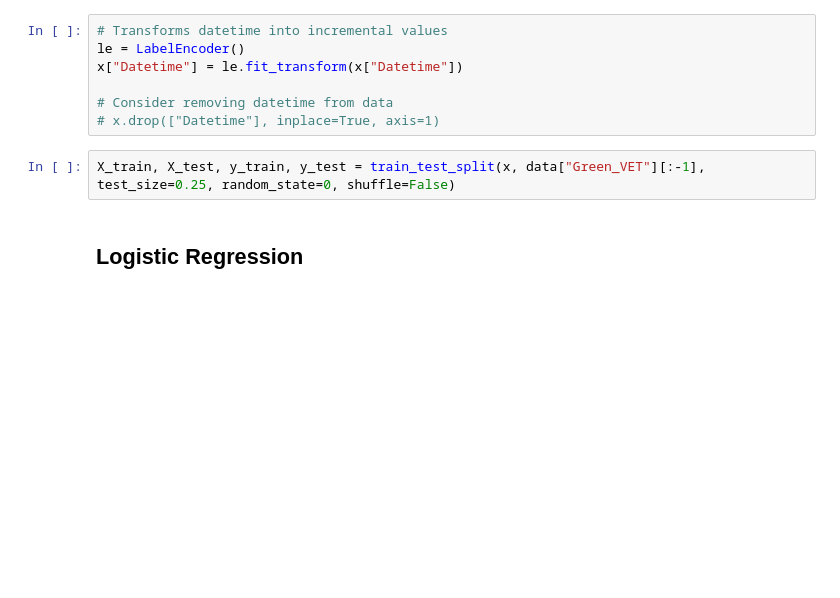
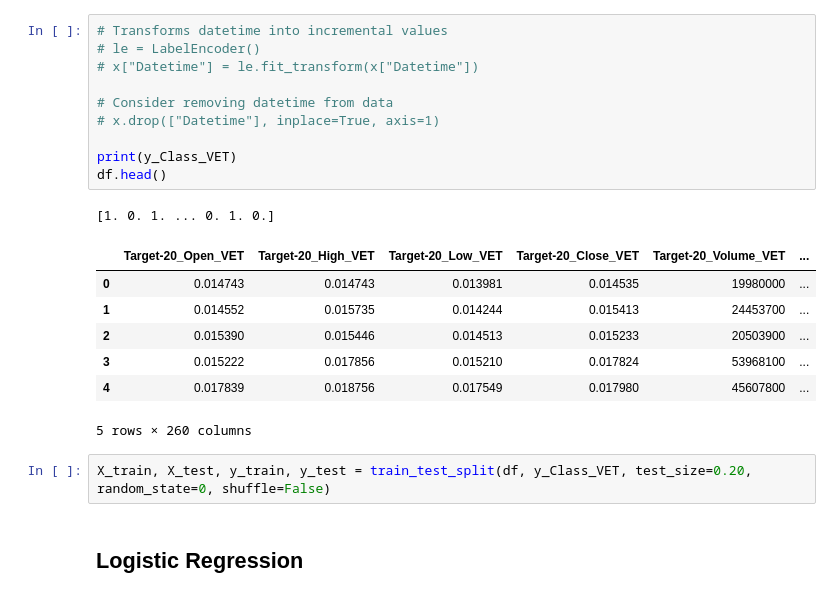
Before and after one commit to Stillerman/VET-Price-Prediction, a Jupyter notebook: Final Project.ipynb, the cells around one changed output. Saved outputs shown, nothing was run; the diff lists cells and outputs as text; blank space fills up the shorter version.

```diff
--- a/Final Project.ipynb
+++ b/Final Project.ipynb
@@ -52,12 +53,24 @@ x.head()
 # %%
 # Transforms datetime into incremental values
-le = LabelEncoder()
-x["Datetime"] = le.fit_transform(x["Datetime"])
+# le = LabelEncoder()
+# x["Datetime"] = le.fit_transform(x["Datetime"])
 
 # Consider removing datetime from data
 # x.drop(["Datetime"], inplace=True, axis=1)
+
+print(y_Class_VET)
+df.head()
+# %% [output]
+[1. 0. 1. ... 0. 1. 0.]
+|  | Target-20_Open_VET | Target-20_High_VET | Target-20_Low_VET | Target-20_Close_VET | Target-20_Volume_VET | ... |
+| 0 | 0.014743 | 0.014743 | 0.013981 | 0.014535 | 19980000 | ... |
+| 1 | 0.014552 | 0.015735 | 0.014244 | 0.015413 | 24453700 | ... |
+| 2 | 0.015390 | 0.015446 | 0.014513 | 0.015233 | 20503900 | ... |
+| 3 | 0.015222 | 0.017856 | 0.015210 | 0.017824 | 53968100 | ... |
+| 4 | 0.017839 | 0.018756 | 0.017549 | 0.017980 | 45607800 | ... |
+5 rows × 260 columns
 # %%
-X_train, X_test, y_train, y_test = train_test_split(x, data["Green_VET"][:-1], test_size=0.25, random_state=0, shuffle=False)
+X_train, X_test, y_train, y_test = train_test_split(df, y_Class_VET, test_size=0.20, random_state=0, shuffle=False)
 # %% [markdown]
 ## Logistic Regression
 # %%
```
Also changed, not shown: parts of 7 cells of this notebook, 1 other file.
